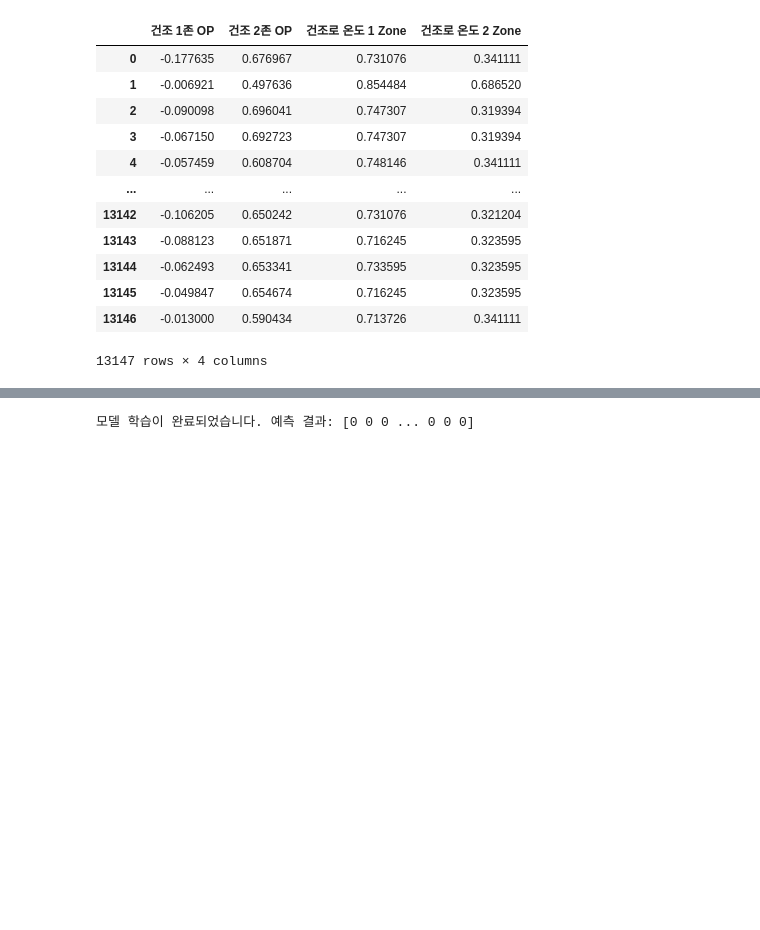
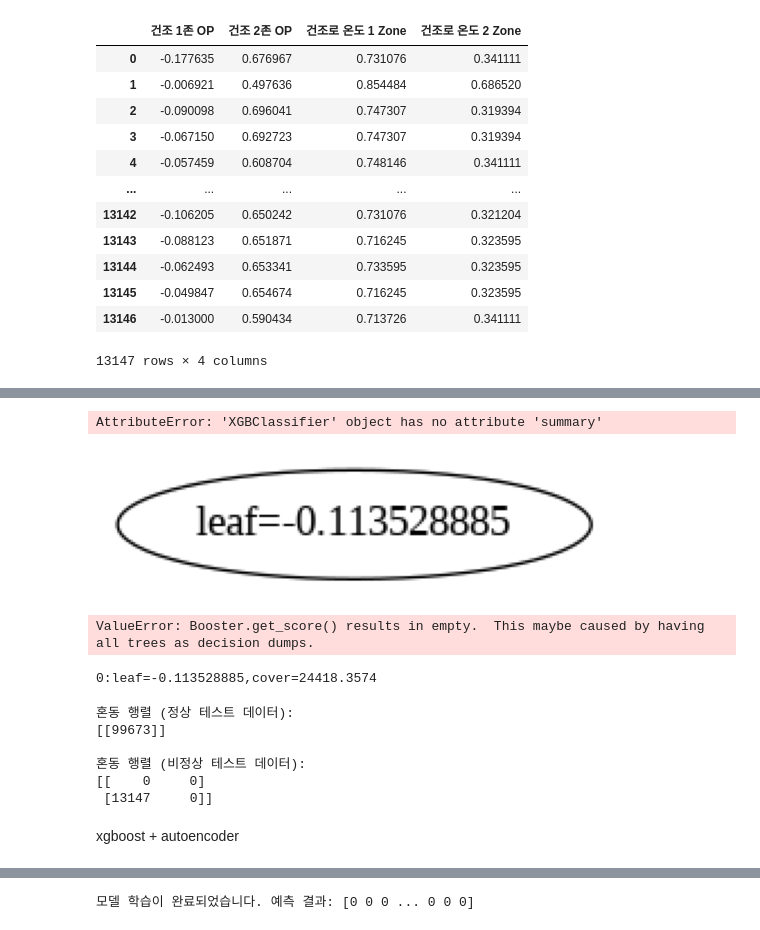
Before and after one commit to realover82/mecaai, a Jupyter notebook: v23_6_IQR_XGBoost_241122.ipynb, the cells around one changed output, grey strips where cells are left out. Drawn from its saved outputs; the diff is of its cells as text; code cells hidden in the pictures; blank space fills up the shorter version.

```diff
--- a/v23_6_IQR_XGBoost_241122.ipynb
+++ b/v23_6_IQR_XGBoost_241122.ipynb
@@ -94,0 +242,28 @@ abnormal_data = pd.concat([X_abnormal_test, y_abnormal_test], axis=1)
+# %%
+from sklearn.preprocessing import MinMaxScaler
+# 스케일링
+scaler = MinMaxScaler()
+# 정상 학습데이터 스케일링
+normal_train_scaled = scaler.fit_transform(train_Y.iloc[:,:-1])
+X_normal_train = pd.DataFrame(data=normal_train_scaled, index=train_Y.iloc[:,:-1].index,
+                              columns=train_Y.iloc[:,:-1].columns)
+# 정상 학습데이터 y 값 설정
+y_normal_train = train_Y.iloc[:,-1]
+# 최종 정상 학습데이터
+train_Y_normal = pd.concat([X_normal_train, y_normal_train], axis=1)
+# 정상 테스트데이터 스케일링
+normal_test_scaled = scaler.transform(test_Y.iloc[:,:-1])
+X_normal_test = pd.DataFrame(data=normal_test_scaled, index=test_Y.iloc[:,:-1].index,
+                             columns=test_Y.iloc[:,:-1].columns)
+# 정상 테스트데이터 y 값 설정
+y_normal_test = test_Y.iloc[:,-1]
+# 최종 정상 테스트데이터
+test_Y_normal = pd.concat([X_normal_test, y_normal_test], axis=1)
+# 비정상 테스트 데이터 스케일링
+abnormal_test_scaled = scaler.transform(abnormal.iloc[:, :-1])
+X_abnormal_test = pd.DataFrame(data=abnormal_test_scaled,
+          index=abnormal.iloc[:, :-1].index,columns=abnormal.iloc[:, :-1].columns)
+# y 값 설정
+y_abnormal_test = abnormal.iloc[:,-1]
+# 최종 비정상 테스트데이터
+abnormal_data = pd.concat([X_abnormal_test, y_abnormal_test], axis=1)
@@ -372,0 +453,46 @@ Confusion Matrix:
+# %%
+xgb_model.summary()
+# %% [output]
+AttributeError: 'XGBClassifier' object has no attribute 'summary'
+# %%
+import matplotlib.pyplot as plt
+import xgboost as xgb
+
+# 예시: 첫 번째 트리 시각화
+xgb.plot_tree(xgb_model, num_trees=0)  # 첫 번째 트리 (num_trees는 0부터 시작)
+plt.show()
+# %% [output]
+[figure, added]
+# %%
+# 특성 중요도 시각화
+xgb.plot_importance(xgb_model)
+plt.show()
+# %% [output]
+ValueError: Booster.get_score() results in empty.  This maybe caused by having all trees as decision dumps.
+# %%
+# 트리 구조를 데이터프레임 형식으로 변환하여 보기
+booster = xgb_model.get_booster()
+trees = booster.get_dump(with_stats=True)  # 트리 구조 확인
+print(trees[0])  # 첫 번째 트리 출력
+# %% [output]
+0:leaf=-0.113528885,cover=24418.3574
+# %%
+# 혼동 행렬 (정상 테스트 데이터)
+cm_normal = confusion_matrix(y_normal_test, y_pred_normal_test)
+
+# 혼동 행렬 (비정상 테스트 데이터)
+cm_abnormal = confusion_matrix(y_abnormal_test, y_pred_abnormal_test)
+print("혼동 행렬 (정상 테스트 데이터):")
+print(cm_normal)
+
+print("\n혼동 행렬 (비정상 테스트 데이터):")
+print(cm_abnormal)
+# %% [output]
+혼동 행렬 (정상 테스트 데이터):
+[[99673]]
+
+혼동 행렬 (비정상 테스트 데이터):
+[[    0     0]
+ [13147     0]]
+# %% [markdown]
+xgboost + autoencoder
```
Also changed, not shown: parts of 43 cells of this notebook.
